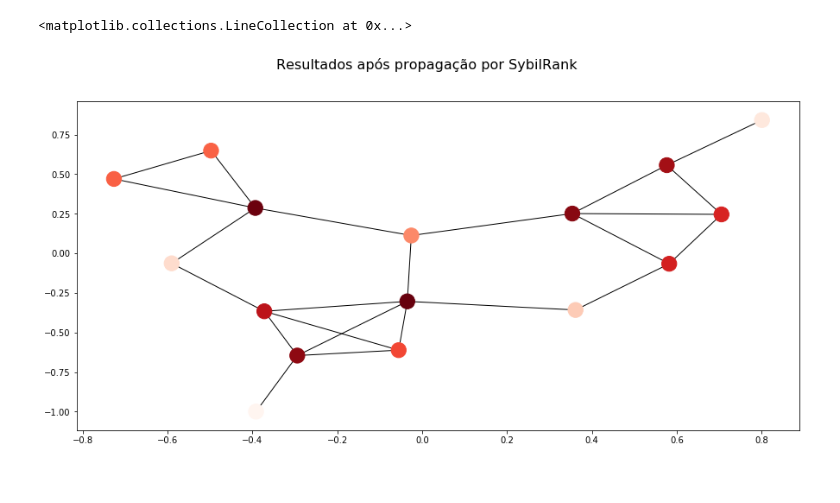
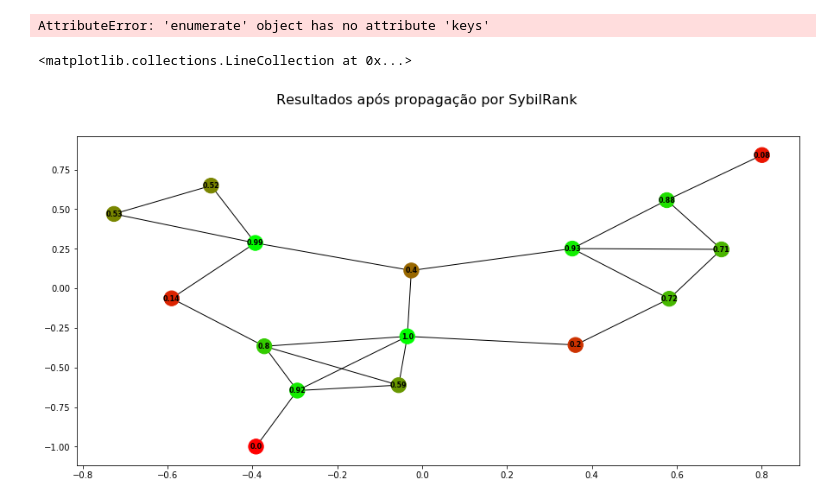
Before and after one commit to caiocrr/RealRank, a Jupyter notebook: Notebooks/Visualizer.ipynb, the cells around one changed output. Drawn from its saved outputs; the diff is of its cells as text; code cells hidden in the pictures.

Commit message:
Classifiação supervisionada suportando qualquer espaço latente; visualizador; dados atualizados

```diff
--- a/Notebooks/Visualizer.ipynb
+++ b/Notebooks/Visualizer.ipynb
@@ -97,15 +96,24 @@ cmap = plt.get_cmap('Reds')
+# %%
+cmap = clr.LinearSegmentedColormap.from_list('custom blue',
+                                             [(0,    '#ff0000'),
+                                              (1, '#00ff00')], N=256)
+# %%
+enumerate(result).keys()
+# %% [output]
+AttributeError: 'enumerate' object has no attribute 'keys'
 # %%
 result = pd.read_csv("../social_networks/social_network.realrank", sep=' ', header=None, index_col=0).sort_index()
 fig, ax = plt.subplots(figsize=(15,7))
 fig.suptitle(u'Resultados após propagação por SybilRank', fontsize=16)
 ax1=plt.subplot(1,1,1)
 pos=nx.kamada_kawai_layout(G)
 node_color = result.to_dict()[1]
+nx.draw_networkx_labels(G,pos=pos, labels={k+1:round(v,2) for k,v in enumerate(result.values.ravel().T)}, font_size=8, font_weight='bold')
 nx.draw_networkx_nodes(G, cmap=cmap, pos=pos, vmin=0, vmax=1, node_color=[v for k,v in node_color.items()])
 nx.draw_networkx_edges(G, pos=pos)
 # ax1.legend(labelspacing=2, loc='lower right')
 # ax1.set_yticklabels([])
 # ax1.set_xticklabels([])
 # %% [output]
 <matplotlib.collections.LineCollection at 0x...>
-[figure, old version]
+[figure, new version]
```
Also changed, not shown: parts of 4 cells of this notebook, 3 other files.
